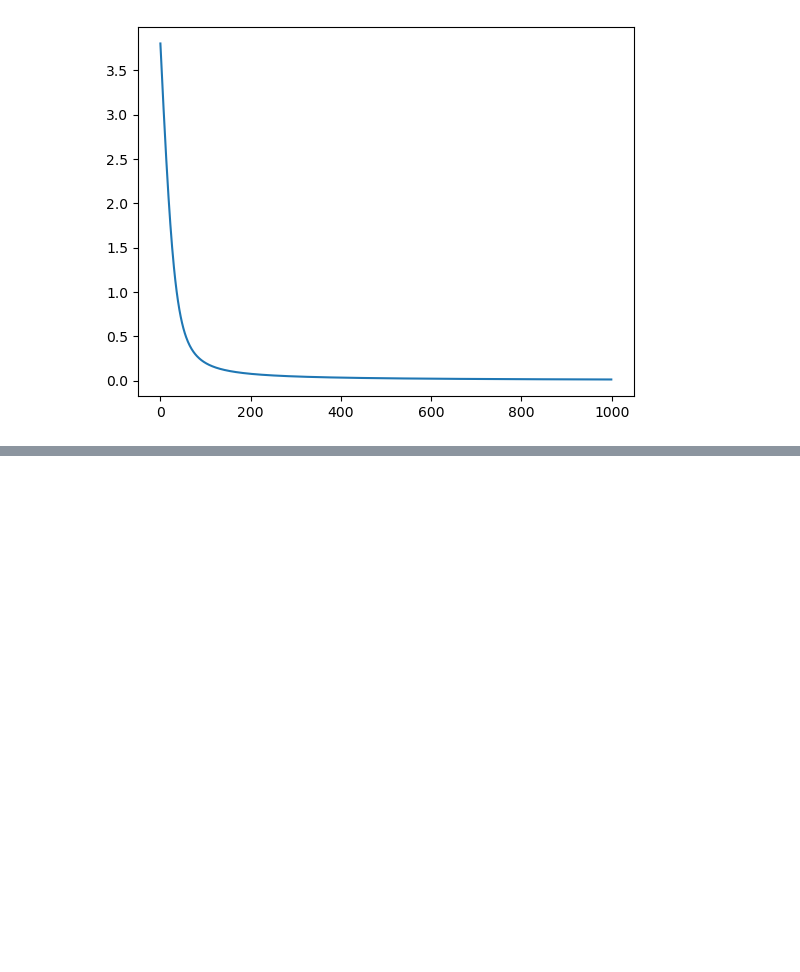
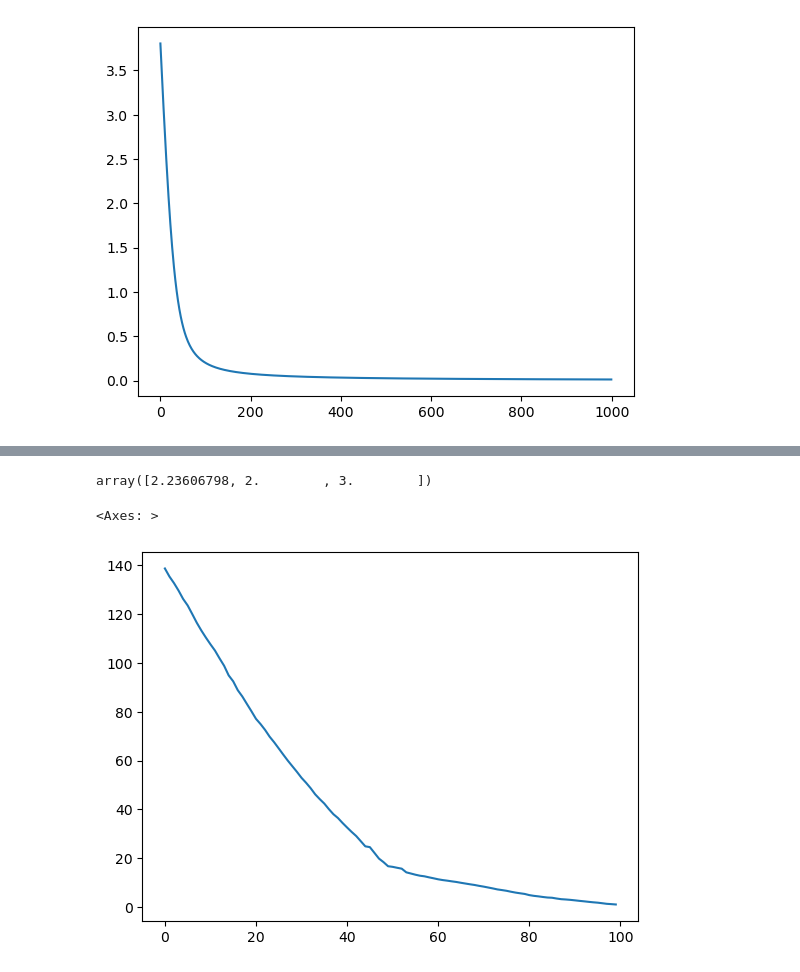
Before and after one commit to Aiecco/BCGD-methods, a Jupyter notebook: HW scratch.ipynb, the cells around one changed output, grey strips where cells are left out. Saved outputs shown, nothing was run; the diff lists cells and outputs as text; code cells hidden in the pictures; blank space fills up the shorter version.

Commit message:
Started BCGD_GS

```diff
--- a/HW scratch.ipynb
+++ b/HW scratch.ipynb
@@ -94,0 +158,4 @@ plt.plot(df['loss'])
+# %%
+np.linalg.norm(np.array([[1,2,3],[2,0,0]]),2, axis = 0)
+# %% [output]
+array([2.23606798, 2.        , 3.        ])
@@ -94,0 +203,5 @@ plt.plot(df['loss'])
+# %%
+hist_BCGD_GS_df['loss'].plot()
+# %% [output]
+<Axes: >
+[figure, added]
```
Also changed, not shown: parts of 16 cells of this notebook.
